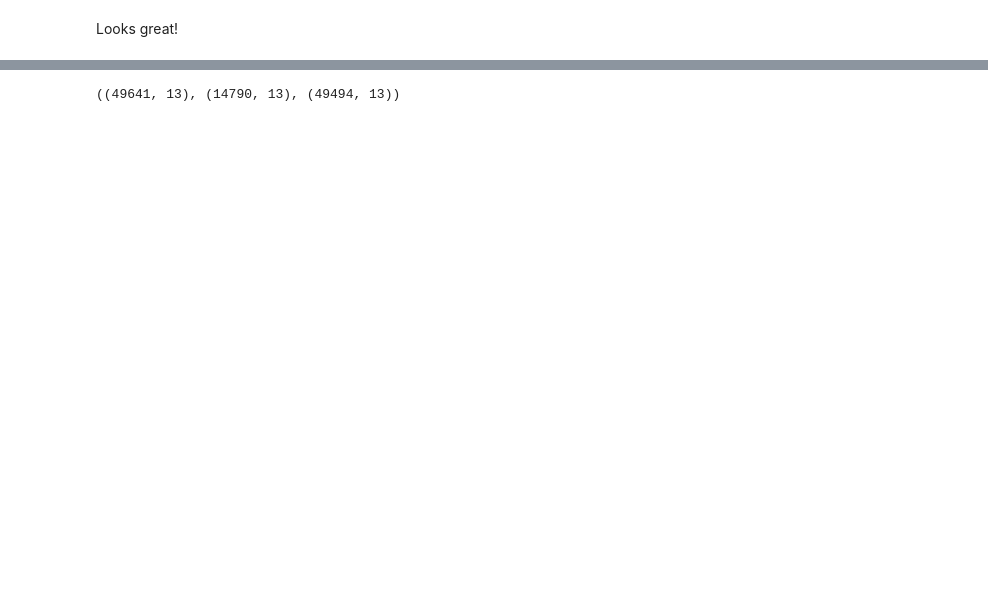
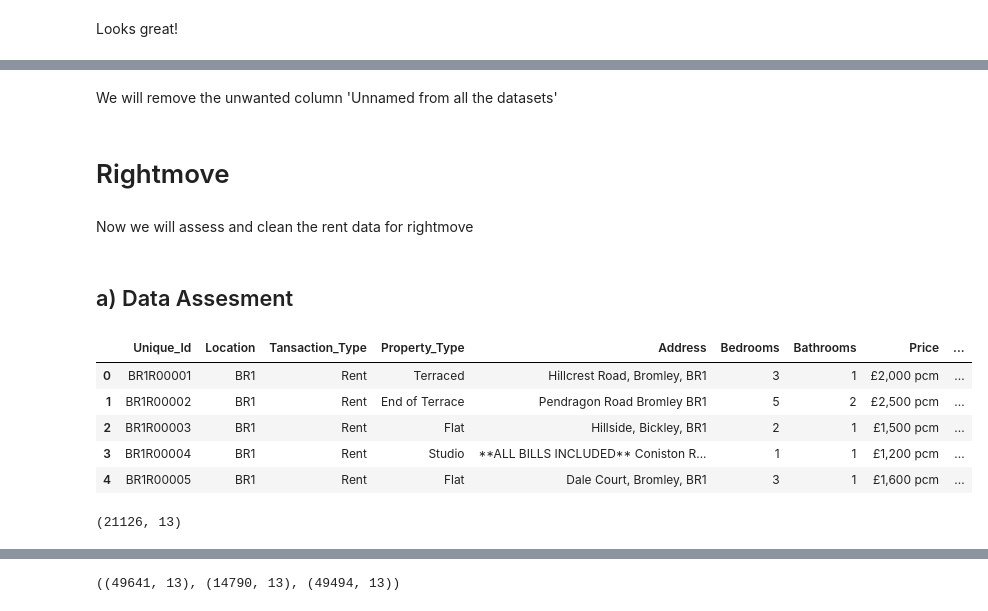
Before and after one commit to Timmtet/Data-Cleaning-Ldn, a Jupyter notebook: Data_cleaning_script.ipynb, the cells around one changed output, grey strips where cells are left out. Saved outputs shown, nothing was run; the diff lists cells and outputs as text; code cells hidden in the pictures; blank space fills up the shorter version.

```diff
--- a/Data_cleaning_script.ipynb
+++ b/Data_cleaning_script.ipynb
@@ -656,0 +701,40 @@ Looks great!
+# %%
+# Rightmove
+rm1 = pd.read_csv('rightmove_rent_data.csv')
+
+# On the Market
+om1 = pd.read_csv('OnTheMarket_rent_data.csv')
+
+#Zoopla
+zp1 = pd.read_csv('Zoopla_rent-data.csv')
+# %% [markdown]
+We will remove the unwanted column 'Unnamed from all the datasets'
+# %%
+# Rightmove
+rm1 = rm1.drop('Unnamed: 0', axis=1)
+
+# On the Market
+om1 = om1.drop('Unnamed: 0', axis=1)
+
+#Zoopla
+zp1 = zp1.drop('Unnamed: 0', axis=1)
+# %% [markdown]
+# Rightmove
+# %% [markdown]
+Now we will assess and clean the rent data for rightmove
+# %% [markdown]
+## a) Data Assesment
+# %%
+rm1.head()
+# %% [output]
+|  | Unique_Id | Location | Tansaction_Type | Property_Type | Address | Bedrooms | Bathrooms | Price | ... |
+| 0 | BR1R00001 | BR1 | Rent | Terraced | Hillcrest Road, Bromley, BR1 | 3 | 1 | £2,000 pcm | ... |
+| 1 | BR1R00002 | BR1 | Rent | End of Terrace | Pendragon Road Bromley BR1 | 5 | 2 | £2,500 pcm | ... |
+| 2 | BR1R00003 | BR1 | Rent | Flat | Hillside, Bickley, BR1 | 2 | 1 | £1,500 pcm | ... |
+| 3 | BR1R00004 | BR1 | Rent | Studio | **ALL BILLS INCLUDED** Coniston R... | 1 | 1 | £1,200 pcm | ... |
+| 4 | BR1R00005 | BR1 | Rent | Flat | Dale Court, Bromley, BR1 | 3 | 1 | £1,600 pcm | ... |
+# %%
+# Checking the shape of the data
+rm1.shape
+# %% [output]
+(21126, 13)
```
Also changed, not shown: parts of 120 cells of this notebook, 5 other files.
